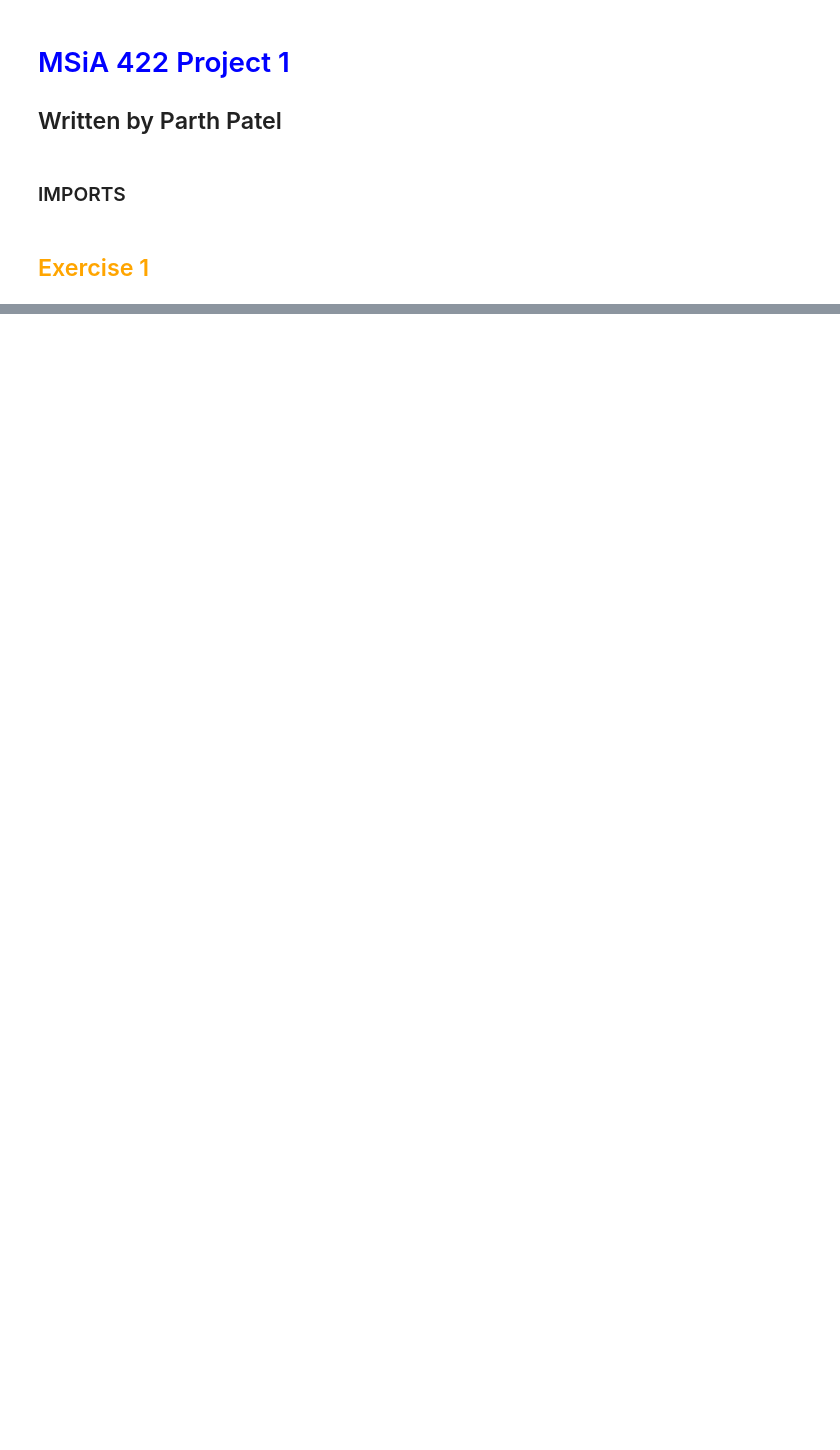
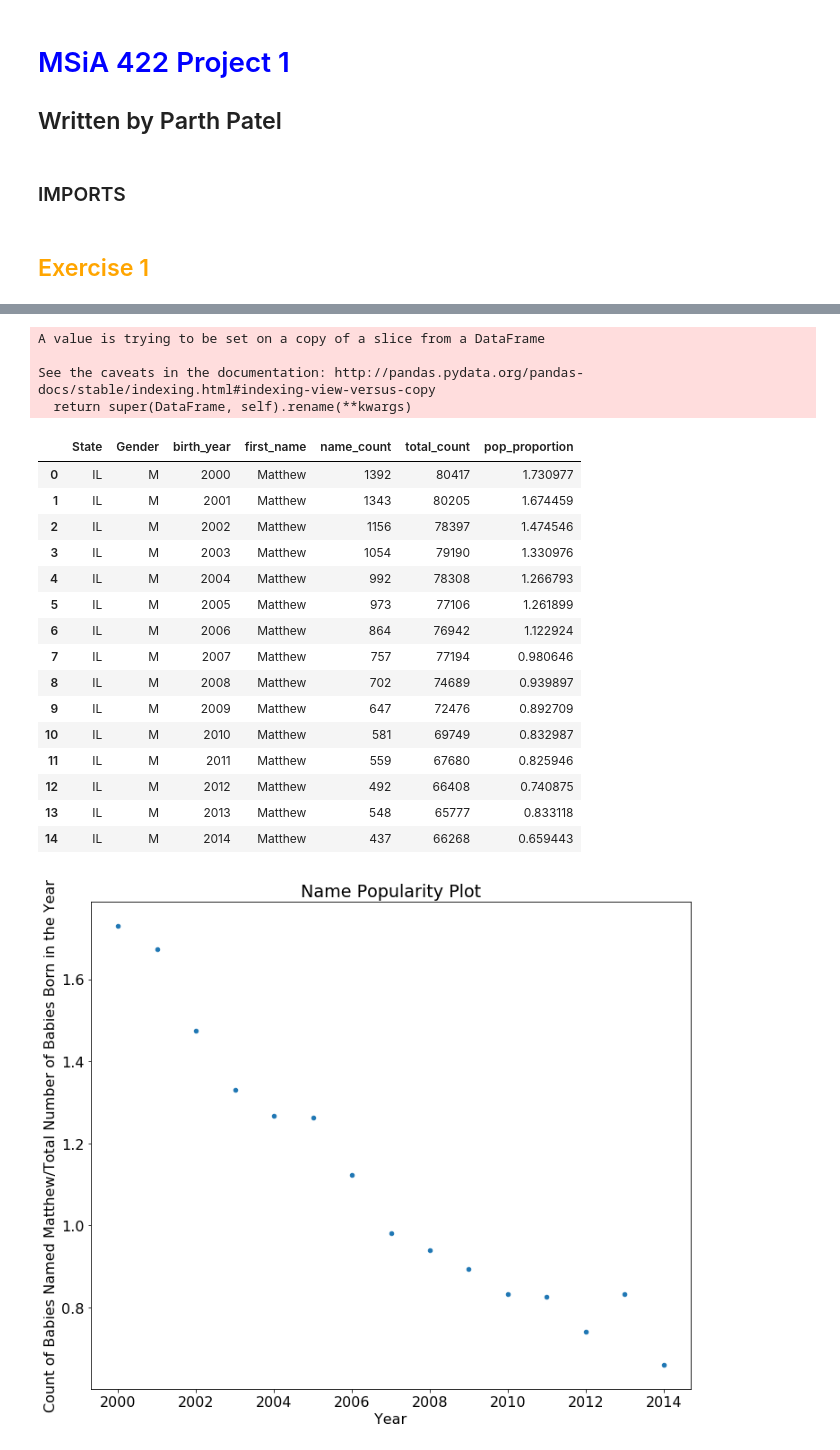
Before and after one commit to pspatel2/msia_401_python_project, a Jupyter notebook: MSiA_422_Project1.ipynb, the cells around one changed output, grey strips where cells are left out. Drawn from its saved outputs; the diff is of its cells as text; code cells hidden in the pictures; blank space fills up the shorter version.

```diff
--- a/MSiA_422_Project1.ipynb
+++ b/MSiA_422_Project1.ipynb
@@ -7,5 +7,8 @@
 import pandas as pd
 import glob
 import os
+import matplotlib.pyplot as plt
+import matplotlib
+matplotlib.rcParams.update({'font.size': 16})
 # %% [markdown]
 ## <font color='orange'> Exercise 1
@@ -138,0 +211,24 @@ baby.ChangeOfPopularity(2005,2006,20)
+# %%
+baby.NamePopularityPlot(name='Matthew', yearRange=(2000,2015), state='IL', sex='M')
+# %% [output]
+A value is trying to be set on a copy of a slice from a DataFrame
+
+See the caveats in the documentation: http://pandas.pydata.org/pandas-docs/stable/indexing.html#indexing-view-versus-copy
+  return super(DataFrame, self).rename(**kwargs)
+|  | State | Gender | birth_year | first_name | name_count | total_count | pop_proportion |
+| 0 | IL | M | 2000 | Matthew | 1392 | 80417 | 1.730977 |
+| 1 | IL | M | 2001 | Matthew | 1343 | 80205 | 1.674459 |
+| 2 | IL | M | 2002 | Matthew | 1156 | 78397 | 1.474546 |
+| 3 | IL | M | 2003 | Matthew | 1054 | 79190 | 1.330976 |
+| 4 | IL | M | 2004 | Matthew | 992 | 78308 | 1.266793 |
+| 5 | IL | M | 2005 | Matthew | 973 | 77106 | 1.261899 |
+| 6 | IL | M | 2006 | Matthew | 864 | 76942 | 1.122924 |
+| 7 | IL | M | 2007 | Matthew | 757 | 77194 | 0.980646 |
+| 8 | IL | M | 2008 | Matthew | 702 | 74689 | 0.939897 |
+| 9 | IL | M | 2009 | Matthew | 647 | 72476 | 0.892709 |
+| 10 | IL | M | 2010 | Matthew | 581 | 69749 | 0.832987 |
+| 11 | IL | M | 2011 | Matthew | 559 | 67680 | 0.825946 |
+| 12 | IL | M | 2012 | Matthew | 492 | 66408 | 0.740875 |
+| 13 | IL | M | 2013 | Matthew | 548 | 65777 | 0.833118 |
+| 14 | IL | M | 2014 | Matthew | 437 | 66268 | 0.659443 |
+[figure, added]
```
Also changed, not shown: parts of 9 cells of this notebook.
